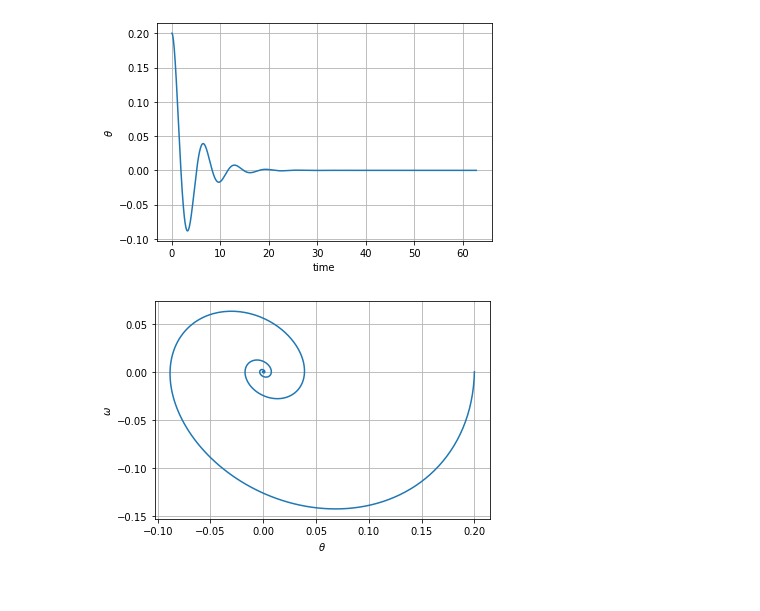
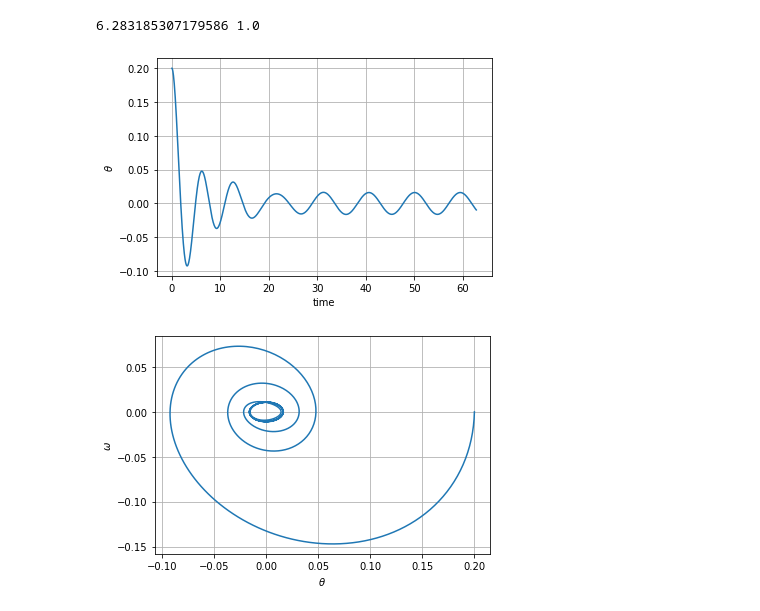
Before and after one commit to sspickle/sci-comp2-notebooks, a Jupyter notebook: ShowDampedPendulum.ipynb, the cells around one changed output. Cells and saved outputs as stored; diff of their text form; code cells hidden in the pictures.

```diff
--- a/ShowDampedPendulum.ipynb
+++ b/ShowDampedPendulum.ipynb
@@ -9,8 +9,7 @@ def calculate( theta, omega, t, length, dt, q, Fd, fd):
 
     while 1:
         t.append(t[-1] + dt)
-        omega.append( omega[-1] - (g/length)*np.sin(theta[-1])*dt - \
-                      q*omega[-1]*dt + Fd*np.sin( fd * t[-1] ) *dt )
+        omega.append( omega[-1] - (g/length)*np.sin(theta[-1])*dt - q*omega[-1]*dt + Fd*np.sin( fd * t[-1] ) *dt )
         theta.append(theta[-1] + omega[-1]*dt)
 
         if theta[-1] > np.pi:
@@ -19,34 +18,36 @@ def calculate( theta, omega, t, length, dt, q, Fd, fd):
             theta[-1] = theta[-1] + 2*np.pi
 
         if t[-1] > 10*period:
             break
 
 t = [0.0]
 omega = [0.0]
 theta = [0.2]
 
 length = 9.8
 dt = 0.04
-q = 0.5
+q = .4
 fd = 0.6667
-Fd = 0.0
+Fd = 0.01
 
 g = 9.8
 period = 2*np.pi/(np.sqrt(g/length))
+print(period, 2*np.pi/period)
 
 calculate( theta, omega, t, length, dt, q, Fd, fd )
 
 plt.figure()
 plt.plot(t, theta)
 plt.xlabel('time')
 plt.ylabel(r'$\theta$')
 plt.grid()
 
 plt.figure()
 plt.plot(theta, omega)
 plt.xlabel(r'$\theta$')
 plt.ylabel('$\omega$')
 plt.grid()
 # %% [output]
+6.283185307179586 1.0
-[figure, old version]
+[figure, new version]
-[figure, old version]
+[figure, new version]
```
Also changed, not shown: 2 other files.
